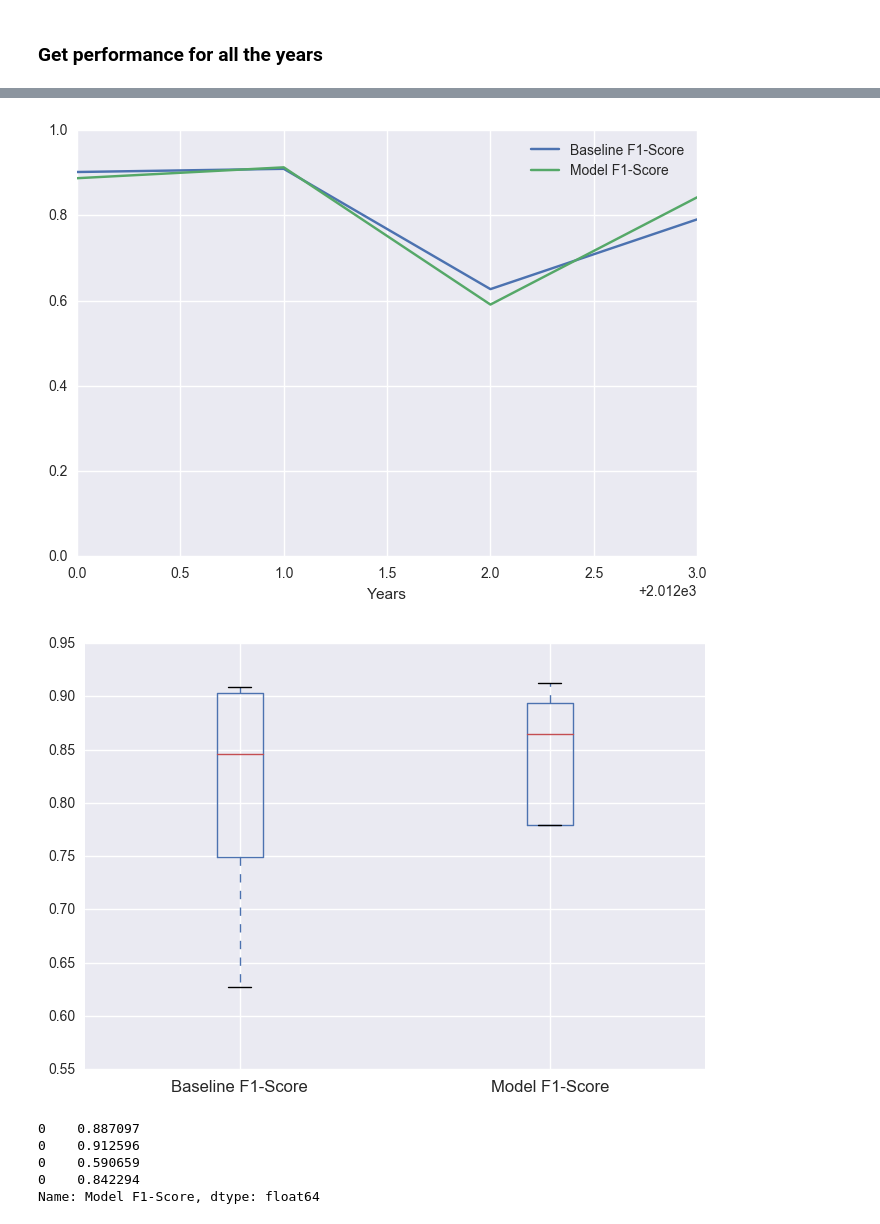
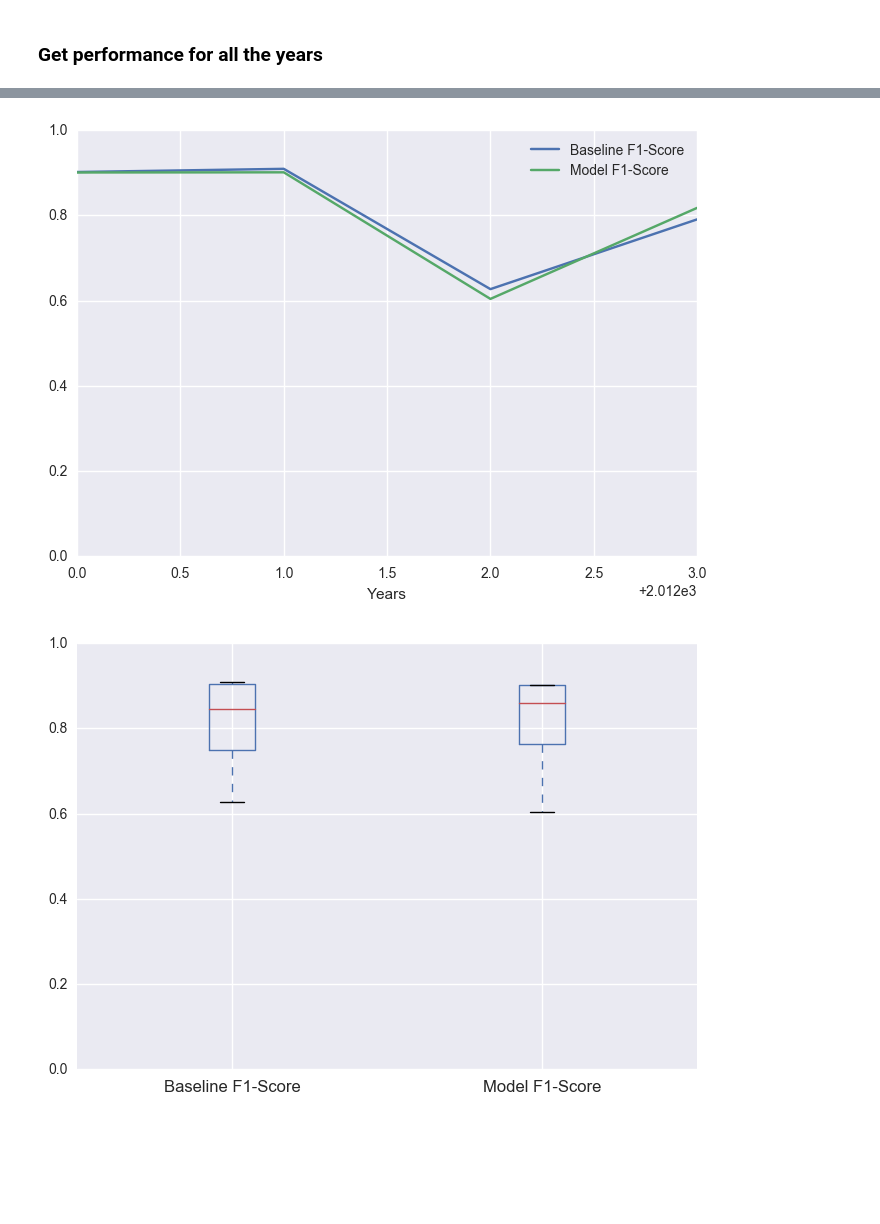
Before and after one commit to joroscha/ml, a Jupyter notebook: One Year Classification.ipynb, the cells around one changed output, grey strips where cells are left out. Saved outputs shown, nothing was run; the diff lists cells and outputs as text; code cells hidden in the pictures; blank space fills up the shorter version.

```diff
--- a/One Year Classification.ipynb
+++ b/One Year Classification.ipynb
@@ -86,18 +87,17 @@ classifiers = {}
 classifier_parameters = {}
 
 classifiers['Decision Tree'] = Pipeline([('clf', DecisionTreeClassifier())])
-classifier_parameters['Decision Tree'] = {'clf__max_depth':(3, 9, 12, 15), 'clf__class_weight': (None, "balanced")}
+classifier_parameters['Decision Tree'] = {'clf__max_depth':(3, 6, 9, 12, 15), 'clf__class_weight': (None, "balanced")}
 
 classifiers['kNN'] = Pipeline([('scale', StandardScaler()),('clf', neighbors.KNeighborsClassifier())])
 classifier_parameters['kNN'] = {'clf__n_neighbors':(3,5,7), 'clf__weights': ('uniform', 'distance')}
 
 classifiers['LogReg'] = Pipeline([('scale', StandardScaler()),('clf', LogisticRegression())])
-classifier_parameters['LogReg'] = {'clf__C':(0.1, 0.25, 0.5, 0.75, 1, 10), 'clf__penalty':('l1', 'l2')}
+classifier_parameters['LogReg'] = {'clf__C':(0.1, 0.25, 0.5, 0.75, 1, 10), 'clf__penalty':('l1', 'l2'), 'clf__class_weight': (None, "balanced")}
 # %%
 def bestModel(year_data_dict, classifiers, train_year):
 
-    # Create a label encoder to transform output labels.
-    #le = LabelEncoder()
+    beta = 0.5 #Give more weight to precision in Fbeta score
 
     year_data = year_data_dict[train_year]
     x_train = year_data.drop(['Y', 'postal_code', 'Years', 'growth'], axis =1)
@@ -118,8 +118,10 @@ def bestModel(year_data_dict, classifiers, train_year):
         X_train, X_test = X_training[train_index], X_training[test_index]
         Y_train, Y_test = y_training[train_index], y_training[test_index]
 
+        #Oversample
         ros = RandomOverSampler()
         X_train, Y_train = ros.fit_sample(X_train, Y_train)
+
         fold = fold + 1
 
         # Inner CV
@@ -145,18 +147,21 @@ def bestModel(year_data_dict, classifiers, train_year):
                                                       'recall':[recall_score(Y_test, y_pred)],
                                                       'kappa':[cohen_kappa_score(Y_test, y_pred)],
                                                       'f1_score':[f1_score(Y_test, y_pred)],
-                                                      'fbeta':[fbeta_score(Y_test, y_pred, beta=0.5)]}),
+                                                      'fbeta':[fbeta_score(Y_test, y_pred, beta=beta)]}),
                                    ignore_index=True)
     #Extract best model
-    models = scores[['algorithm', 'accuracy', 'precision', 'recall', 'kappa', 'f1_score', 'fbeta']].groupby(['algorithm']).mean()
+    models = scores[['algorithm', 'accuracy', 'precision', 'recall', 'kappa', 'f1_score', 'fbeta']].groupby(['algorithm']).median()
     best_model = models.ix[np.where(models.f1_score == max(models.fbeta))].index.values[0]
 
     #Extract the parameters for the best model
-    f1_scores = scores[['algorithm', 'fbeta', 'parameters']][scores['algorithm'] == best_model].groupby(['parameters']).mean()
+    f1_scores = scores[['algorithm', 'fbeta', 'parameters']][scores['algorithm'] == best_model].groupby(['parameters']).median()
     best_param = f1_scores.ix[np.where(f1_scores.fbeta == max(f1_scores.fbeta))].index.values
     print("Best Param: " + best_param)
     #Convert string to dictionary
-    best_param = ast.literal_eval(best_param[0])
+    #If there is more than one best_param, select one at random
+    bp_i = random.randint(0, len(best_param)-1)
+    print(bp_i)
+    best_param = ast.literal_eval(best_param[bp_i])
 
     # Train the final model with all the training data
     if best_model == "Decision Tree":
@@ -172,11 +177,10 @@ def bestModel(year_data_dict, classifiers, train_year):
     x_test = test_data.drop(['Y', 'postal_code', 'Years', 'growth'], axis =1)
     y_test = le.fit_transform(test_data.growth)
     y_pred = final_model.predict(x_test)
-    print("Confusion Matrix: ")
-    print(confusion_matrix(y_test, y_pred))
-    print(classification_report(y_test, y_pred))
-    #test_f1Score = f1_score(y_test, y_pred)
-    test_f1Score = fbeta_score(y_test, y_pred, beta = 0.5)
+    y_score = final_model.predict_proba(x_test)
+    test_fbetaScore = fbeta_score(y_test, y_pred, beta = beta)
+
+    print("Model Test F-Beta Score:" + str(test_fbetaScore))
 
     #Get baseline prediction (previous year growth)
     prev_year_pred = pd.DataFrame(year_data_dict[train_year][['postal_code', 'growth']])
@@ -185,10 +189,9 @@ def bestModel(year_data_dict, classifiers, train_year):
     prev_growth.columns = ['growth_tminus1', 'growth_tplus1']
     y_true = le.transform(prev_growth.growth_tplus1)
     y_pred_baseline = le.transform(prev_growth.growth_tminus1)
-    #baseline_f1Score = f1_score(y_true, y_pred_baseline)
-    baseline_f1Score = fbeta_score(y_true, y_pred_baseline, beta = 0.5)
+    baseline_fbetaScore = fbeta_score(y_true, y_pred_baseline, beta = beta)
 
-    return test_f1Score, baseline_f1Score
+    return test_fbetaScore, baseline_fbetaScore
 # %% [markdown]
 ### Get performance for all the years
 # %%
@@ -227,17 +230,10 @@ avg / total       0.87      0.60      0.68        87
 a.plot(xlim=(minYear, maxYear-1), ylim=(0,1))
 plt.show()
 # %% [output]
-[figure, old version]
+[figure, new version]
 # %%
-results.boxplot(column = ['Baseline F1-Score', 'Model F1-Score'], return_type='axes')
+ax = results.boxplot(column = ['Baseline F1-Score', 'Model F1-Score'], return_type='axes')
+ax.set_ylim(bottom=0,top=1)
 plt.show()
 # %% [output]
-[figure, old version]
+[figure, new version]
-# %%
-results['Model F1-Score']
-# %% [output]
-0    0.887097
-0    0.912596
-0    0.590659
-0    0.842294
-Name: Model F1-Score, dtype: float64
```
Also changed, not shown: parts of 5 cells of this notebook.
